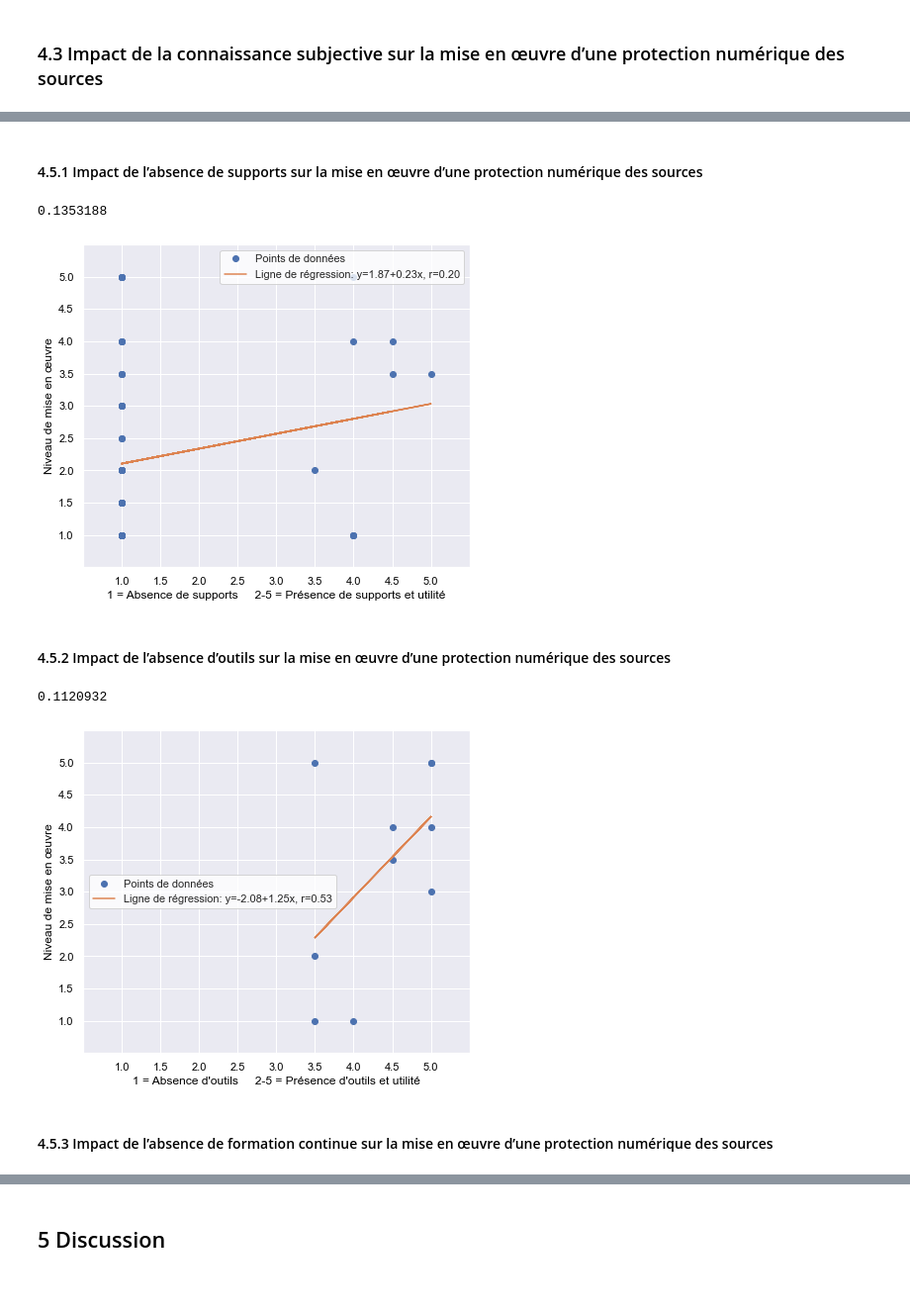
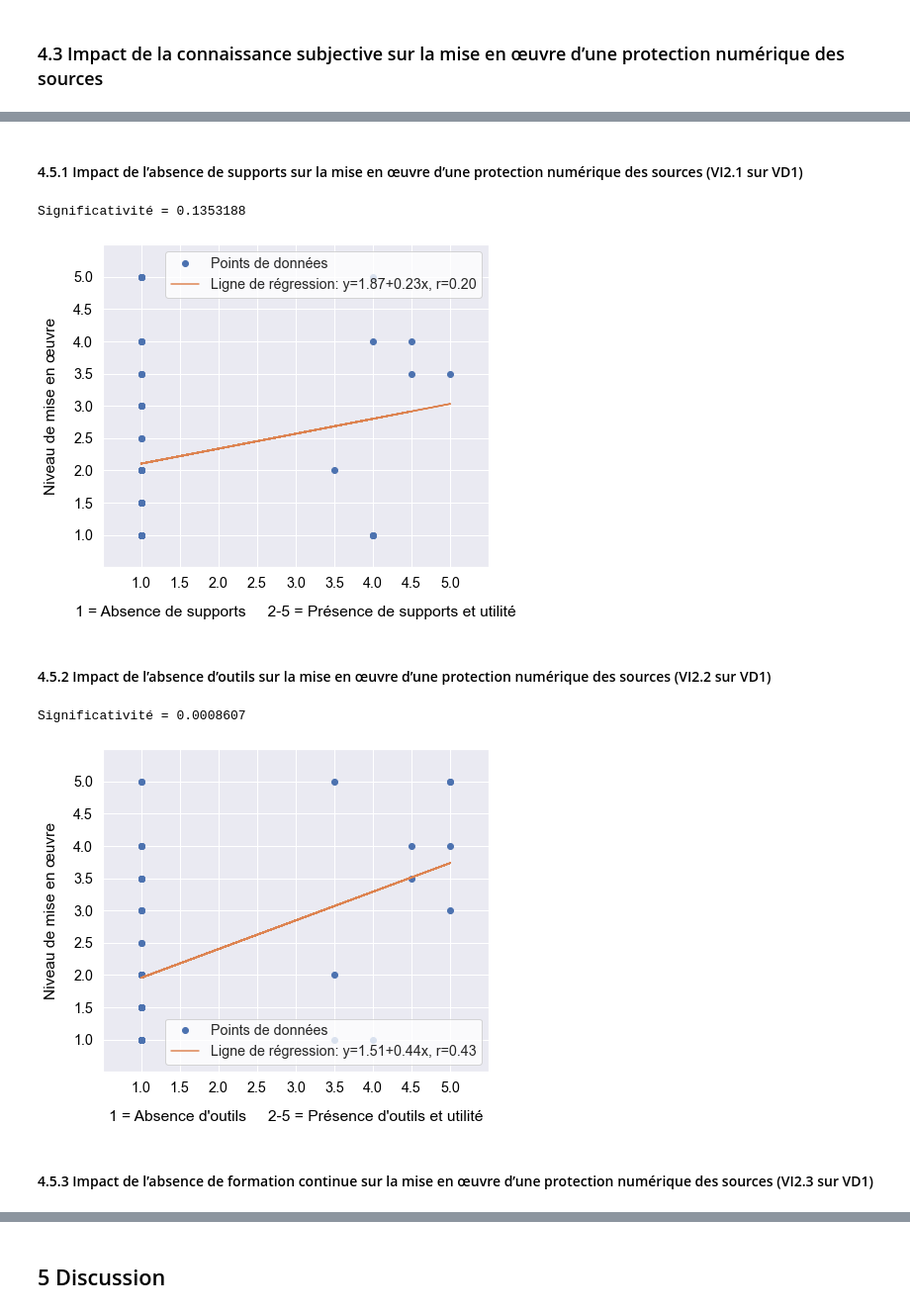
Before and after one commit to R00t3n3d/SourcesGuard, a Jupyter notebook: calculsTM.ipynb, the cells around one changed output, grey strips where cells are left out. Shown at 99% size. Saved outputs shown, nothing was run; the diff lists cells and outputs as text; code cells hidden in the pictures; blank space fills up the shorter version.

```diff
--- a/calculsTM.ipynb
+++ b/calculsTM.ipynb
@@ -6,13 +6,15 @@
 import pandas as pd
 from sklearn.ensemble import RandomForestRegressor
 from sklearn.linear_model import LinearRegression
+import matplotlib as mpl
 from matplotlib import pyplot as plt
 import numpy as np
 import seaborn as sns
 import scipy.stats
 import statsmodels.api as sm
 import statsmodels.formula.api as smf
-sns.set(color_codes=True)
+sns.set(color_codes=True, font_scale=1.3)
+plt.rcParams["figure.figsize"] = [12,12]
 # %% [markdown]
 ## 2. Initialisation des fonctions
 # %%
@@ -389,49 +367,48 @@ Covariance Type:            nonrobust
 Warnings:
 [1] Standard Errors assume that the covariance matrix of the errors is correctly specified.
 # %% [markdown]
-#### 4.5.1 Impact de l’absence de supports sur la mise en œuvre d’une protection numérique des sources
+#### 4.5.1 Impact de l’absence de supports sur la mise en œuvre d’une protection numérique des sources (VI2.1 sur VD1)
 # %%
-x = iv2_1Median
-y = dv1Median
+x = VI2_1Median
+y = VD1Median
 
-# slope, intersept, and correlation coefficient calculation
+# Régression linéaire
 slope, intercept, r, p, stderr = scipy.stats.linregress(x, y)
 line = f'Ligne de régression: y={intercept:.2f}+{slope:.2f}x, r={r:.2f}'
 
 # Affiche la significativité
-print(round(p, 7))
+print("Significativité =", round(p, 7))
 
 # Affichage du graphe
 fig, ax = plt.subplots(figsize = (7,6))
 ax.plot(x, y, linewidth=0, marker='o', label='Points de données')
 ax.plot(x, intercept + slope * x, label=line)
 ax.set_xlabel('1 = Absence de supports     2-5 = Présence de supports et utilité', color="black")
 ax.set_ylabel('Niveau de mise en œuvre', color="black")
+ax.xaxis.labelpad = 15
+ax.yaxis.labelpad = 15
 ax.set_ylim(ymin=0.5, ymax=5.5)
 ax.set_xlim(xmin=0.5, xmax=5.5)
 ax.set_yticks([1,1.5,2,2.5,3,3.5,4,4.5,5])
 ax.set_xticks([1,1.5,2,2.5,3,3.5,4,4.5,5])
 ax.legend(facecolor='white')
 ax.tick_params(labelcolor='black')
-
-# Sauvegarde du graphe
-plt.savefig("CorrelationDv1-Iv2_1.pdf")
 plt.show()
 # %% [output]
-0.1353188
+Significativité = 0.1353188
-[figure, old version]
+[figure, new version]
 # %% [markdown]
-#### 4.5.2 Impact de l’absence d’outils sur la mise en œuvre d’une protection numérique des sources
+#### 4.5.2 Impact de l’absence d’outils sur la mise en œuvre d’une protection numérique des sources (VI2.2 sur VD1)
 # %%
-x = iv2_2Median
-y = dv1Median
+x = VI2_2Median
+y = VD1Median
 
-# slope, intersept, and correlation coefficient calculation
+# Régression linéaire
 slope, intercept, r, p, stderr = scipy.stats.linregress(x, y)
 line = f'Ligne de régression: y={intercept:.2f}+{slope:.2f}x, r={r:.2f}'
 
 # Affiche la significativité
-print(round(p, 7))
+print("Significativité =", round(p, 7))
 
 # Affichage du graphe
 fig, ax = plt.subplots(figsize = (7,6))
@@ -439,19 +416,18 @@ ax.plot(x, y, linewidth=0, marker='o', label='Points de données')
 ax.plot(x, intercept + slope * x, label=line)
 ax.set_xlabel('1 = Absence d\'outils     2-5 = Présence d\'outils et utilité', color="black")
 ax.set_ylabel('Niveau de mise en œuvre', color="black")
+ax.xaxis.labelpad = 15
+ax.yaxis.labelpad = 15
 ax.set_ylim(ymin=0.5, ymax=5.5)
 ax.set_xlim(xmin=0.5, xmax=5.5)
 ax.set_yticks([1,1.5,2,2.5,3,3.5,4,4.5,5])
 ax.set_xticks([1,1.5,2,2.5,3,3.5,4,4.5,5])
 ax.legend(facecolor='white')
 ax.tick_params(labelcolor='black')
-
-# Sauvegarde du graphe
-plt.savefig("CorrelationDv1-Iv2_2.pdf")
 plt.show()
 # %% [output]
-0.1120932
+Significativité = 0.0008607
-[figure, old version]
+[figure, new version]
 # %% [markdown]
-#### 4.5.3 Impact de l’absence de formation continue sur la mise en œuvre d’une protection numérique des sources
+#### 4.5.3 Impact de l’absence de formation continue sur la mise en œuvre d’une protection numérique des sources (VI2.3 sur VD1)
 # %%
```
Also changed, not shown: parts of 27 cells of this notebook.
